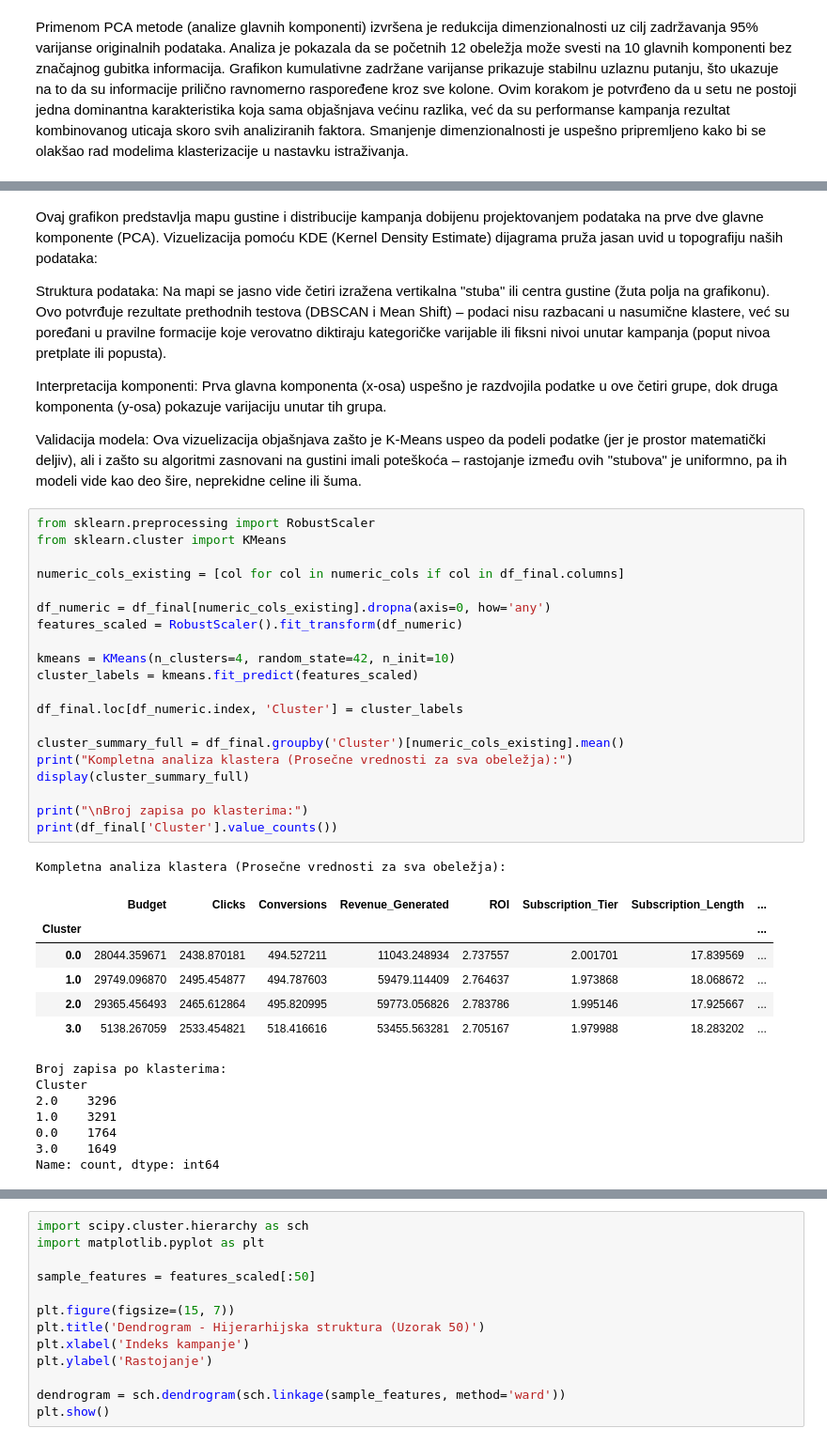
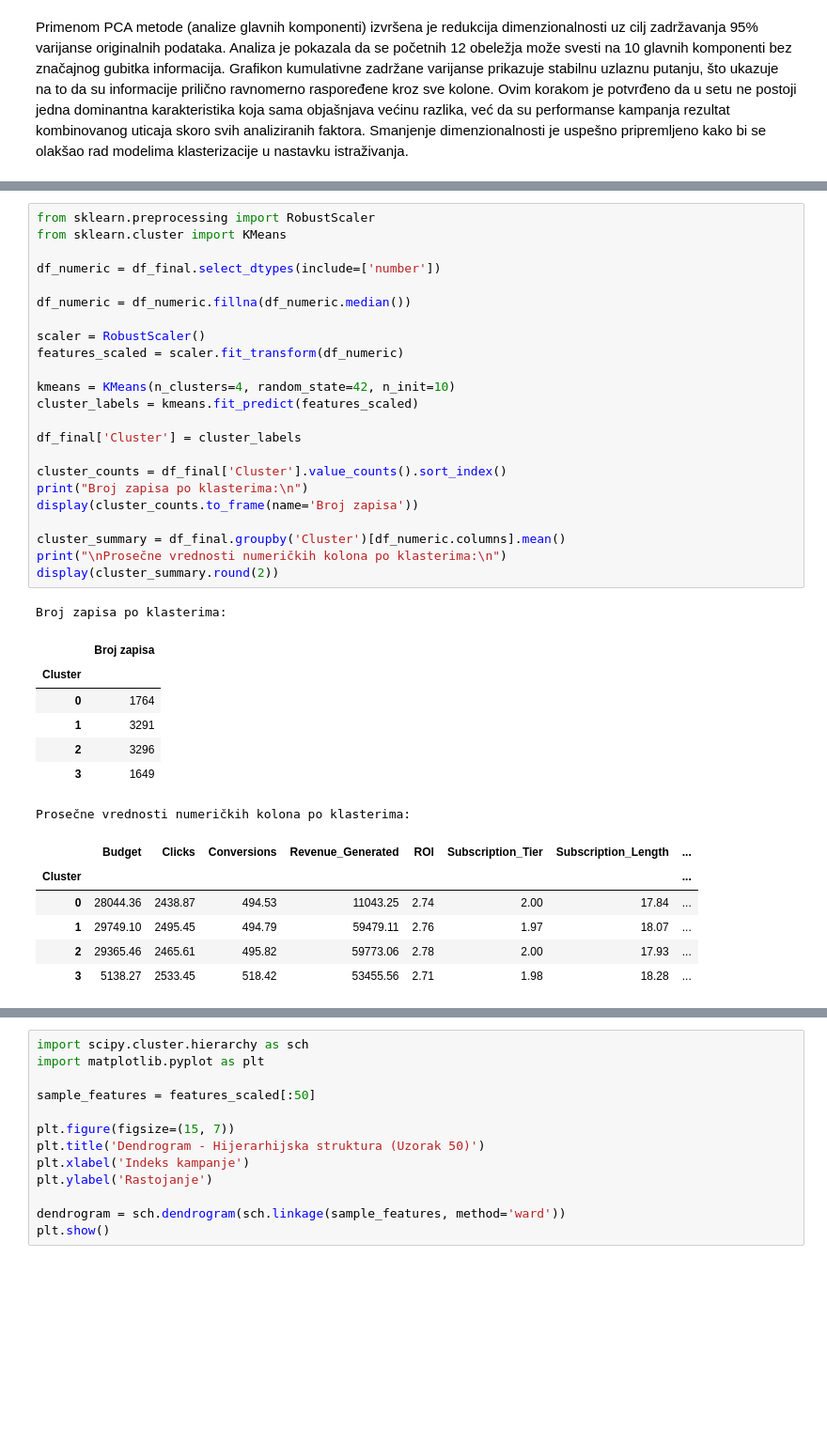
Before and after one commit to mekfluri/Marketing-and-Product-Performance-Dataset-Clustering, a Jupyter notebook: product-and-marketing.ipynb, the cells around one changed output, grey strips where cells are left out. Shown at 94% size. Saved outputs shown, nothing was run; the diff lists cells and outputs as text; blank space fills up the shorter version.

```diff
--- a/product-and-marketing.ipynb
+++ b/product-and-marketing.ipynb
@@ -239,44 +209,39 @@ plt.show()
-# %% [markdown]
-Ovaj grafikon predstavlja mapu gustine i distribucije kampanja dobijenu projektovanjem podataka na prve dve glavne komponente (PCA). Vizuelizacija pomoću KDE (Kernel Density Estimate) dijagrama pruža jasan uvid u topografiju naših podataka:
-
-Struktura podataka: Na mapi se jasno vide četiri izražena vertikalna "stuba" ili centra gustine (žuta polja na grafikonu). Ovo potvrđuje rezultate prethodnih testova (DBSCAN i Mean Shift) – podaci nisu razbacani u nasumične klastere, već su poređani u pravilne formacije koje verovatno diktiraju kategoričke varijable ili fiksni nivoi unutar kampanja (poput nivoa pretplate ili popusta).
-
-Interpretacija komponenti: Prva glavna komponenta (x-osa) uspešno je razdvojila podatke u ove četiri grupe, dok druga komponenta (y-osa) pokazuje varijaciju unutar tih grupa.
-
-Validacija modela: Ova vizuelizacija objašnjava zašto je K-Means uspeo da podeli podatke (jer je prostor matematički deljiv), ali i zašto su algoritmi zasnovani na gustini imali poteškoća – rastojanje između ovih "stubova" je uniformno, pa ih modeli vide kao deo šire, neprekidne celine ili šuma.
 # %%
 from sklearn.preprocessing import RobustScaler
 from sklearn.cluster import KMeans
 
-numeric_cols_existing = [col for col in numeric_cols if col in df_final.columns]
+df_numeric = df_final.select_dtypes(include=['number'])
 
-df_numeric = df_final[numeric_cols_existing].dropna(axis=0, how='any')
-features_scaled = RobustScaler().fit_transform(df_numeric)
+df_numeric = df_numeric.fillna(df_numeric.median())
+
+scaler = RobustScaler()
+features_scaled = scaler.fit_transform(df_numeric)
 
 kmeans = KMeans(n_clusters=4, random_state=42, n_init=10)
 cluster_labels = kmeans.fit_predict(features_scaled)
 
-df_final.loc[df_numeric.index, 'Cluster'] = cluster_labels
+df_final['Cluster'] = cluster_labels
 
-cluster_summary_full = df_final.groupby('Cluster')[numeric_cols_existing].mean()
-print("Kompletna analiza klastera (Prosečne vrednosti za sva obeležja):")
-display(cluster_summary_full)
+cluster_counts = df_final['Cluster'].value_counts().sort_index()
+print("Broj zapisa po klasterima:\n")
+display(cluster_counts.to_frame(name='Broj zapisa'))
 
-print("\nBroj zapisa po klasterima:")
-print(df_final['Cluster'].value_counts())
+cluster_summary = df_final.groupby('Cluster')[df_numeric.columns].mean()
+print("\nProsečne vrednosti numeričkih kolona po klasterima:\n")
+display(cluster_summary.round(2))
 # %% [output]
-Kompletna analiza klastera (Prosečne vrednosti za sva obeležja):
+Broj zapisa po klasterima:
-|  | Budget | Clicks | Conversions | Revenue_Generated | ROI | Subscription_Tier | Subscription_Length | ... |
-| Cluster |  |  |  |  |  |  |  | ... |
-| 0.0 | 28044.359671 | 2438.870181 | 494.527211 | 11043.248934 | 2.737557 | 2.001701 | 17.839569 | ... |
-| 1.0 | 29749.096870 | 2495.454877 | 494.787603 | 59479.114409 | 2.764637 | 1.973868 | 18.068672 | ... |
-| 2.0 | 29365.456493 | 2465.612864 | 495.820995 | 59773.056826 | 2.783786 | 1.995146 | 17.925667 | ... |
-| 3.0 | 5138.267059 | 2533.454821 | 518.416616 | 53455.563281 | 2.705167 | 1.979988 | 18.283202 | ... |
+|  | Broj zapisa |
+| Cluster |  |
+| 0 | 1764 |
+| 1 | 3291 |
+| 2 | 3296 |
+| 3 | 1649 |
-Broj zapisa po klasterima:
-Cluster
-2.0    3296
-1.0    3291
-0.0    1764
-3.0    1649
-Name: count, dtype: int64
+Prosečne vrednosti numeričkih kolona po klasterima:
+|  | Budget | Clicks | Conversions | Revenue_Generated | ROI | Subscription_Tier | Subscription_Length | ... |
+| Cluster |  |  |  |  |  |  |  | ... |
+| 0 | 28044.36 | 2438.87 | 494.53 | 11043.25 | 2.74 | 2.00 | 17.84 | ... |
+| 1 | 29749.10 | 2495.45 | 494.79 | 59479.11 | 2.76 | 1.97 | 18.07 | ... |
+| 2 | 29365.46 | 2465.61 | 495.82 | 59773.06 | 2.78 | 2.00 | 17.93 | ... |
+| 3 | 5138.27 | 2533.45 | 518.42 | 53455.56 | 2.71 | 1.98 | 18.28 | ... |
 # %% [markdown]
```
Also changed, not shown: parts of 15 cells of this notebook.
